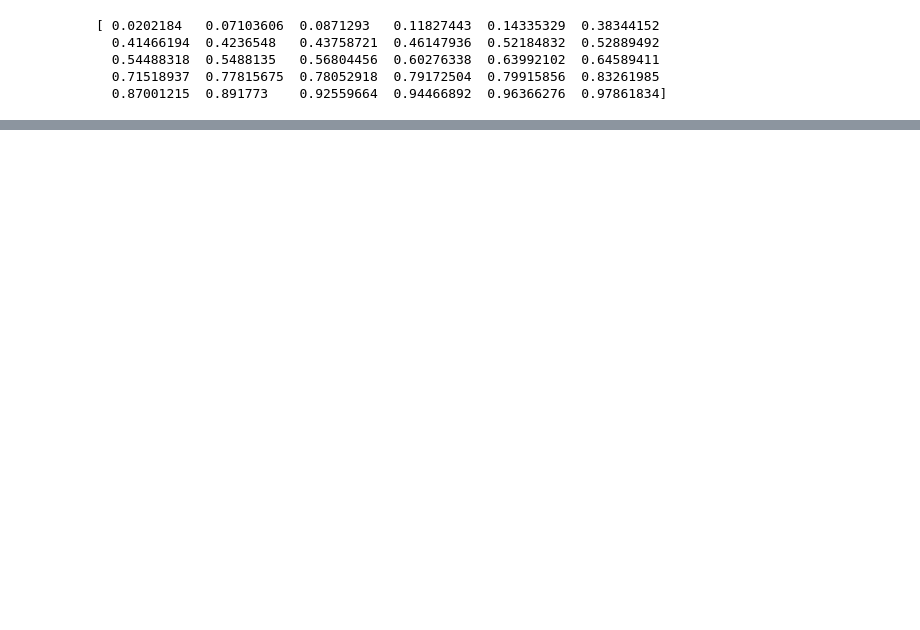
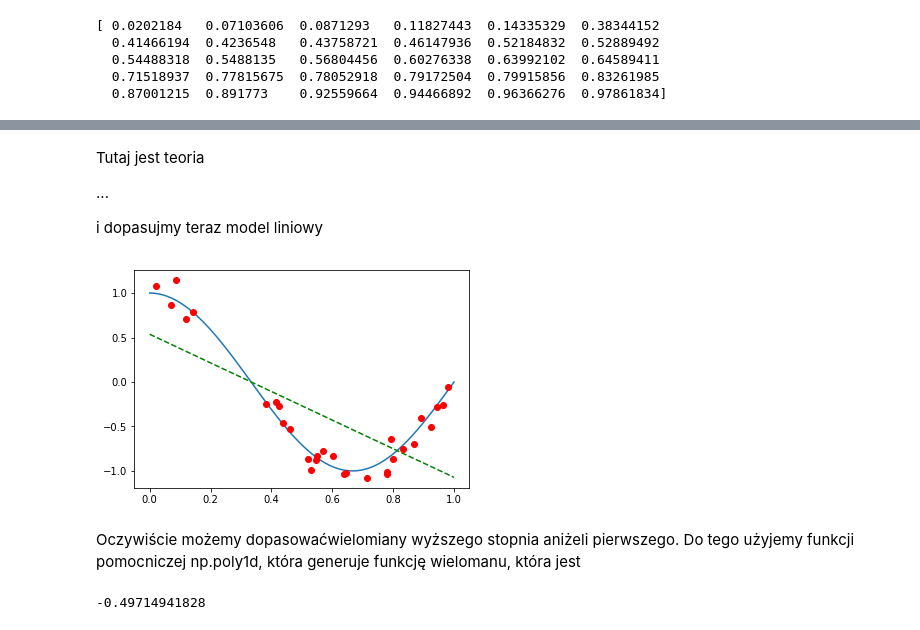
Before and after one commit to IS-UMK/datamining_tutorial, a Jupyter notebook: regresja.ipynb, the cells around one changed output, grey strips where cells are left out. Cells and saved outputs as stored; diff of their text form; code cells hidden in the pictures; blank space fills up the shorter version.

Commit message:
regresja

```diff
--- a/regresja.ipynb
+++ b/regresja.ipynb
@@ -24,0 +48,31 @@ print (X)
+# %% [markdown]
+Tutaj jest teoria
+
+...
+
+i dopasujmy teraz model liniowy
+# %%
+b1, b2 = np.polyfit(X, y, 1) #regresja wieliomanowa pierwszego stopnia (czyli liniowa)
+
+y_lin = b2 + b1 * X_range    #model liniowy zalezosci X ~ y
+
+plt.plot(X_range, true_fun(X_range), label='true fun')
+plt.plot(X_range, y_lin, 'g--', label='linear regression')
+plt.plot(X, y, 'ro', label='points to fit')
+plt.show()
+# %% [output]
+[figure, added]
+# %% [markdown]
+Oczywiście możemy dopasowaćwielomiany wyższego stopnia aniżeli pierwszego. Do tego użyjemy funkcji pomocniczej np.poly1d, która generuje funkcję wielomanu, która jest
+# %%
+coefs_p2 = np.polyfit(X, y, 2)
+coefs_p3 = np.polyfit(X, y, 3)
+
+p2 = np.poly1d(coefs_p2)
+p3 = np.poly1d(coefs_p3)
+
+
+#teraz p2 jest funkcja która zwraca wartości wielomany o współczynnikach coefs_p2
+print p2(0.4)
+# %% [output]
+-0.49714941828
```
Also changed, not shown: parts of 11 cells of this notebook.
